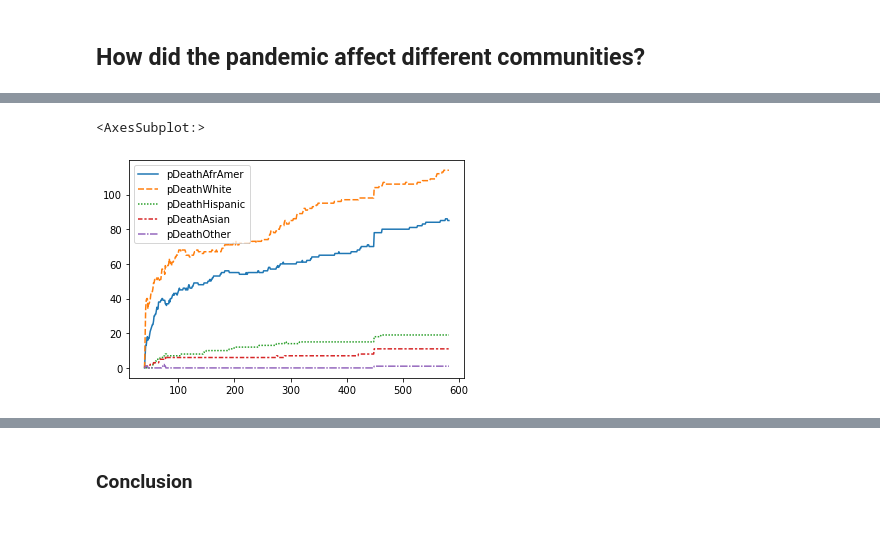
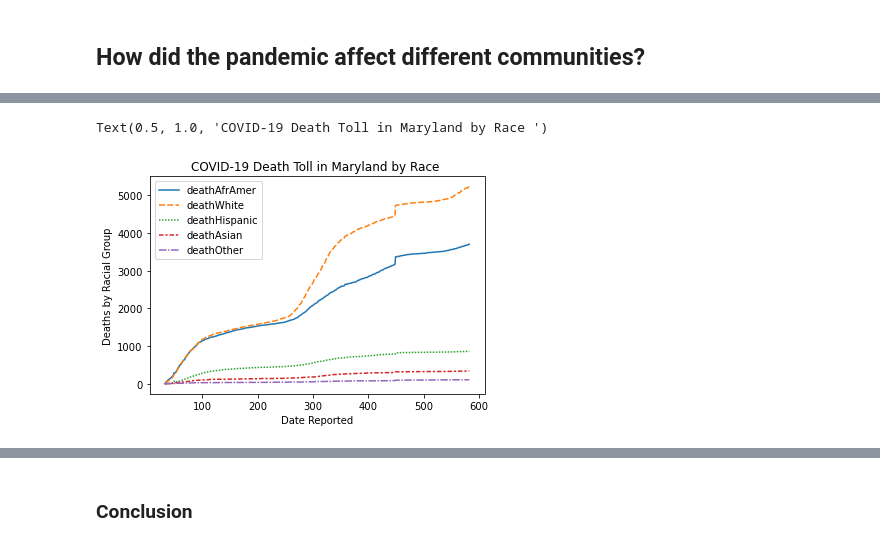
Before and after one commit to data301-2021-winter1/project-group39-project, a Jupyter notebook: notebooks/analysis2.ipynb, the cells around one changed output, grey strips where cells are left out. Drawn from its saved outputs; the diff is of its cells as text; code cells hidden in the pictures.

```diff
--- a/notebooks/analysis2.ipynb
+++ b/notebooks/analysis2.ipynb
@@ -55,9 +60,12 @@ It looks like early on there were fewer deaths for total ospitalizations, but th
 # %%
 df3=pd.read_csv("../data/raw/raw_data.csv")
-# %%
-df3=df3[['pDeathAfrAmer', 'pDeathWhite', 'pDeathHispanic', 'pDeathAsian','pDeathOther',]]
-# %%
-sns.lineplot(data=df3)
-# %% [output]
-<AxesSubplot:>
-[figure, removed]
+# %%
+df3=df3[['deathAfrAmer', 'deathWhite', 'deathHispanic', 'deathAsian','deathOther',]]
+# %%
+t=sns.lineplot(data=df3)
+t.set_ylabel('Deaths by Racial Group')
+t.set_xlabel('Date Reported')
+t.set_title('COVID-19 Death Toll in Maryland by Race ')
+# %% [output]
+Text(0.5, 1.0, 'COVID-19 Death Toll in Maryland by Race ')
+[figure, added]
```
Also changed, not shown: parts of 16 cells of this notebook, 1 other file.
